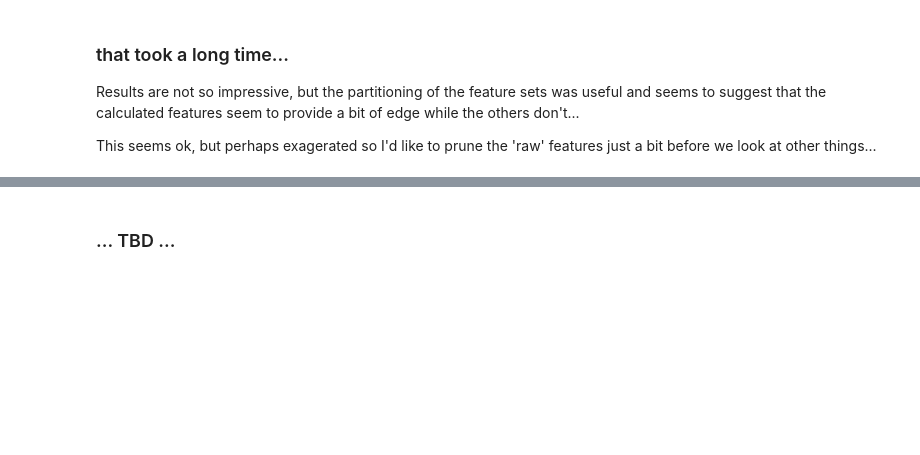
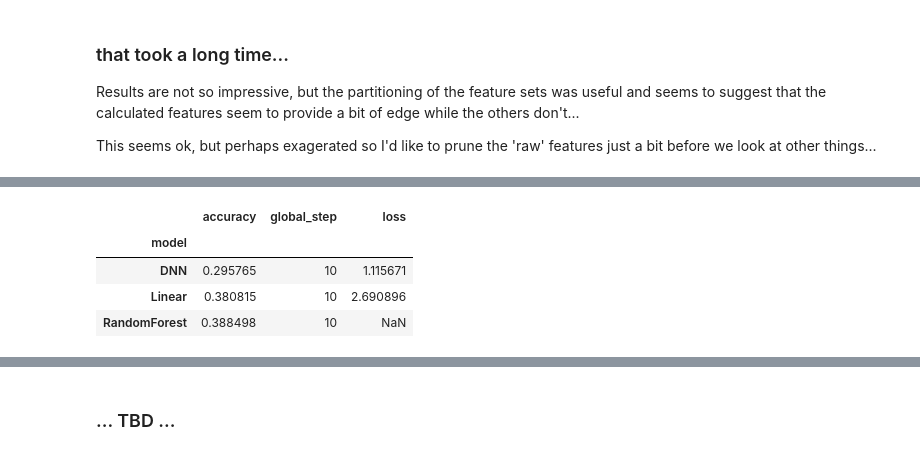
Before and after one commit to hackthemarket/pystrat, a Jupyter notebook: DEN2_features.ipynb, the cells around one changed output, grey strips where cells are left out. Cells and saved outputs as stored; diff of their text form; code cells hidden in the pictures; blank space fills up the shorter version.

```diff
--- a/DEN2_features.ipynb
+++ b/DEN2_features.ipynb
@@ -823,0 +793,8 @@ There remain numerous paths for progression.  Some of these:
+# %%
+results.groupby('model').agg('median')
+# %% [output]
+|  | accuracy | global_step | loss |
+| model |  |  |  |
+| DNN | 0.295765 | 10 | 1.115671 |
+| Linear | 0.380815 | 10 | 2.690896 |
+| RandomForest | 0.388498 | 10 | NaN |
```
Also changed, not shown: parts of 29 cells of this notebook.
